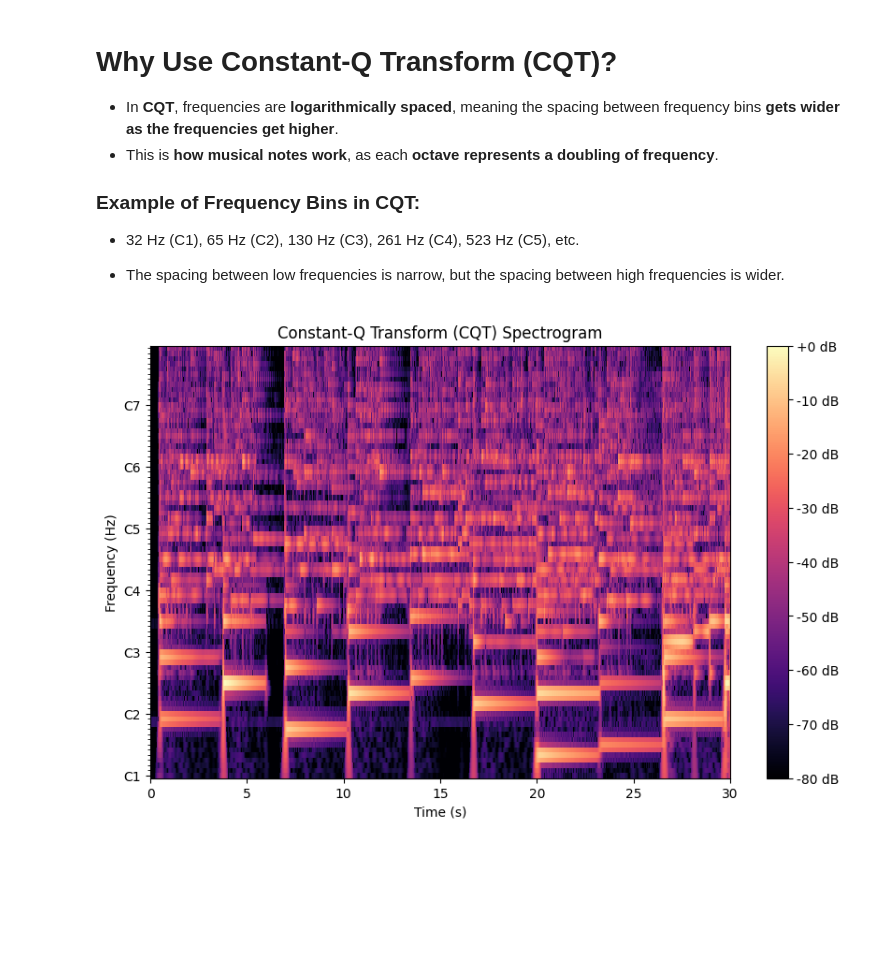
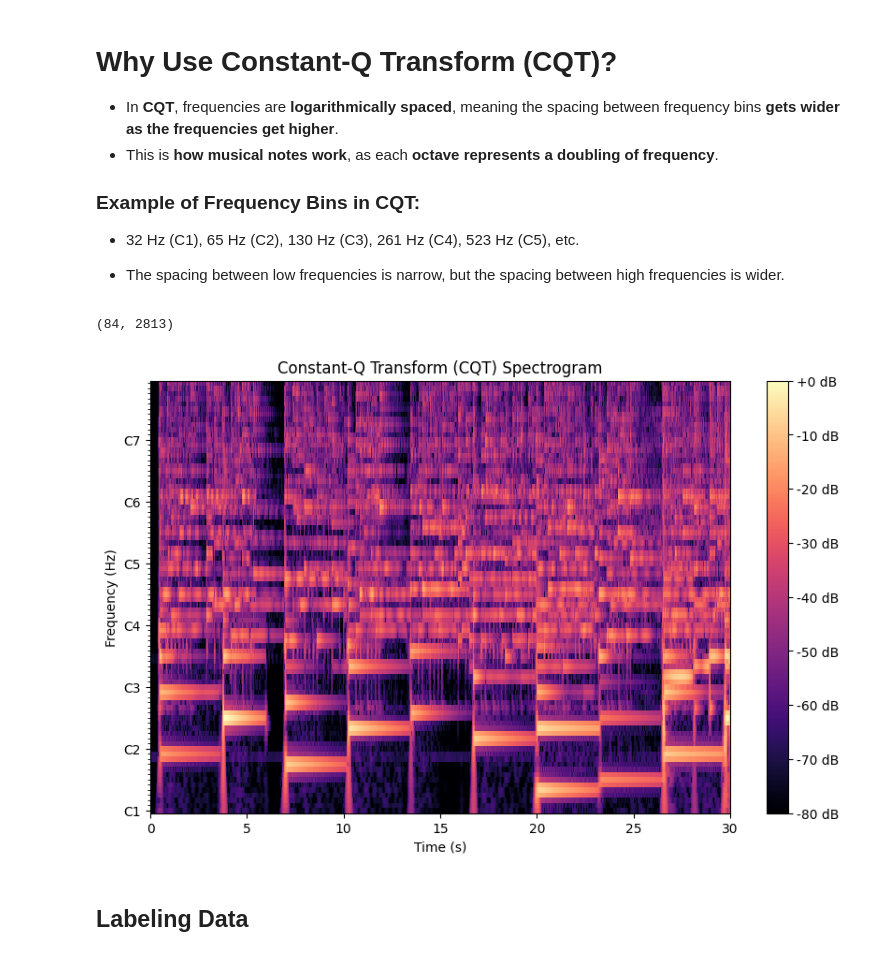
Before and after one commit to Lucas-Dunker/Stem-Separator-AMT, a Jupyter notebook: main.ipynb, the cells around one changed output. Cells and saved outputs as stored; diff of their text form; code cells hidden in the pictures; blank space fills up the shorter version.

```diff
--- a/main.ipynb
+++ b/main.ipynb
@@ -73,28 +87,33 @@ array([ 1.9490719e-05,  9.1195107e-06,  6.3776970e-06, ...,
 - The spacing between low frequencies is narrow, but the spacing between high frequencies is wider.
 # %%
 # Compute Constant-Q Transform
-def compute_cqt(y, sr):
+
+def compute_cqt(y, sr, hop_size):
     # Compute the CQT (with default bins per octave = 12)
-    C = librosa.cqt(y, sr=sr)
+    C = librosa.cqt(y, sr=sr, hop_length=hop_size)
     # Convert the CQT to decibels for better visualization
     C_dB = librosa.amplitude_to_db(np.abs(C), ref=np.max)
-    return C_dB
+    return C_dB # A CQT spectrogram matrix, where rows correspond to frequencies and columns correspond to time frames.
+
+spectrogram = compute_cqt(y, sr, hop_size=512)  # 512 is default.
+dim = spectrogram.shape
+rows, cols = dim
+
+rows,cols # total notes, frames
+# %% [output]
+(84, 2813)
 # %%
 # Plot CQT
-def plot_cqt(C_dB, sr):
+def plot_cqt(spectrogram, sr):
     plt.figure(figsize=(10, 6))
     # Use librosa's display functionality to plot the CQT
-    librosa.display.specshow(C_dB, sr=sr, x_axis='time', y_axis='cqt_note', cmap='magma')
+    librosa.display.specshow(spectrogram, sr=sr, x_axis='time', y_axis='cqt_note', cmap='magma')
     plt.colorbar(format='%+2.0f dB')
     plt.title('Constant-Q Transform (CQT) Spectrogram')
     plt.xlabel('Time (s)')
     plt.ylabel('Frequency (Hz)')
     plt.show()
-# %%
-
-file_path = r"C:\Users\samar\OneDrive\Documents\CS5100\Project\Sample\Hotel_California.wav"
-y, sr = load_audio(file_path, duration_sec=30)
-C_dB = compute_cqt(y, sr)  # Compute CQT
-plot_cqt(C_dB, sr)
-# %% [output]
-[figure, removed]
+# %%
+plot_cqt(spectrogram, sr)
+# %% [output]
+[figure, added]
@@ -100,0 +130,2 @@ plot_cqt(C_dB, sr)
+# %% [markdown]
+## Labeling Data
```
Also changed, not shown: parts of 9 cells of this notebook.
